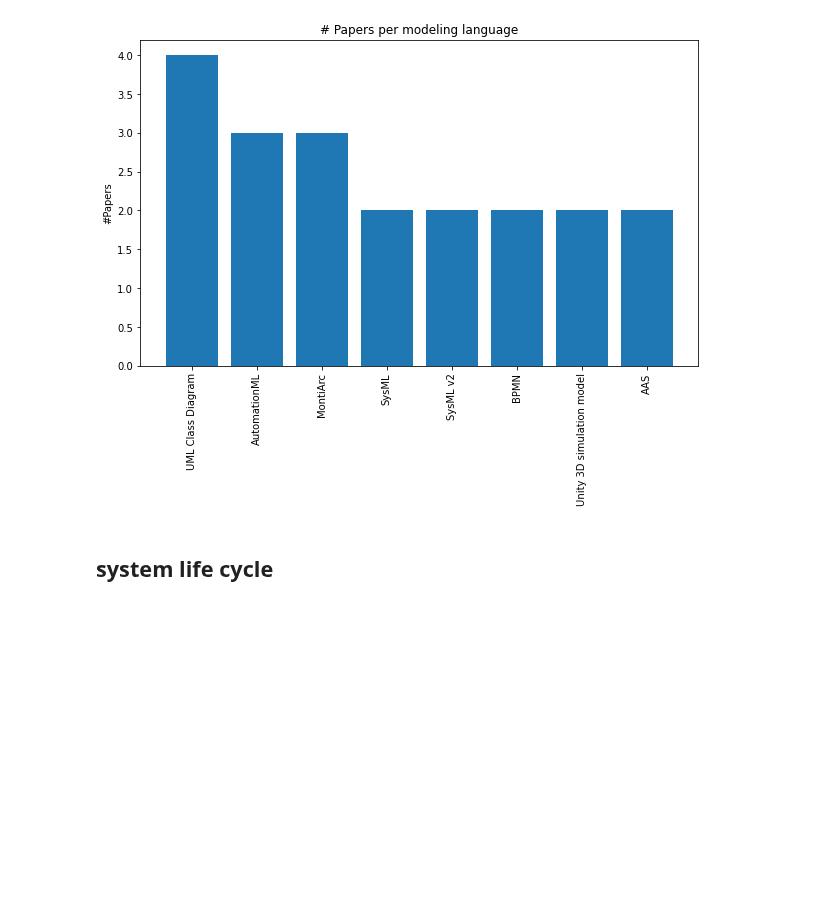
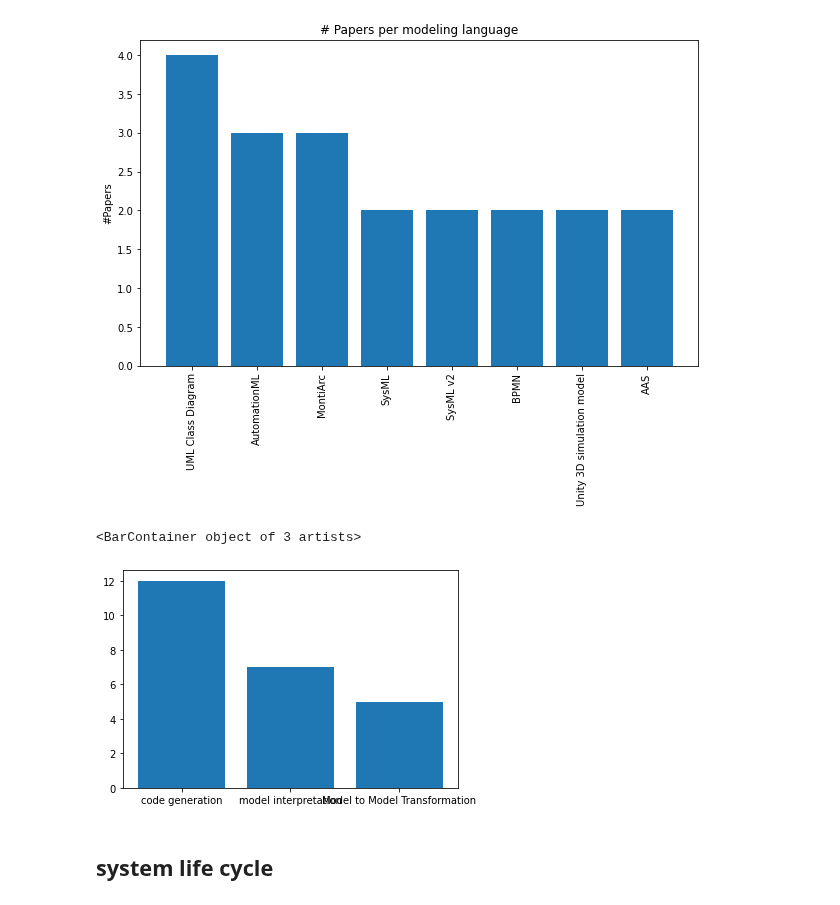
Before and after one commit to cdl-mint/mde4dts, a Jupyter notebook: visualizations_daniel.ipynb, the cells around one changed output. Saved outputs shown, nothing was run; the diff lists cells and outputs as text; code cells hidden in the pictures; blank space fills up the shorter version.

```diff
--- a/visualizations_daniel.ipynb
+++ b/visualizations_daniel.ipynb
@@ -243,5 +240,27 @@ plt.xticks(rotation=90)  # Rotate the x-axis labels if they are too long
 plt.show()
 # %% [output]
 [figure]
+# %%
+domains_techniques = pd.DataFrame(columns = ['domain', 'technique'])
+
+with open("target/json/temp.json", 'r') as json_file:
+    data_semistr = json.load(json_file)
+#print(data)
+# modeling languages per domain
+mde_techniques = data["model processing technique"].value_counts().index.tolist()
+for title, contents in data_semistr.items():
+    domain = contents["use case domain"]
+    for index, mdeContents in contents["modelTrafos"].items():
+        mdeContents = json.loads(mdeContents)
+        new_line = pd.DataFrame([{"domain": domain, "technique": mdeContents["model processing technique"]}])
+        domains_techniques = pd.concat([domains_techniques, new_line], ignore_index=True)
+#domains_techniques = domains_techniques.groupby(["domain", "technique"])
+domains_techniques = domains_techniques[domains_techniques['domain'] == 'C Â— Manufacturing']
+bar_data = domains_techniques["technique"].value_counts().reset_index()
+bar_data.columns = ['entry', 'count']
+plt.bar(bar_data['entry'], bar_data['count'])
+# %% [output]
+<BarContainer object of 3 artists>
+[figure, added]
 # %% [markdown]
 ## system life cycle
```
Also changed, not shown: parts of 16 cells of this notebook, 3 other files.
